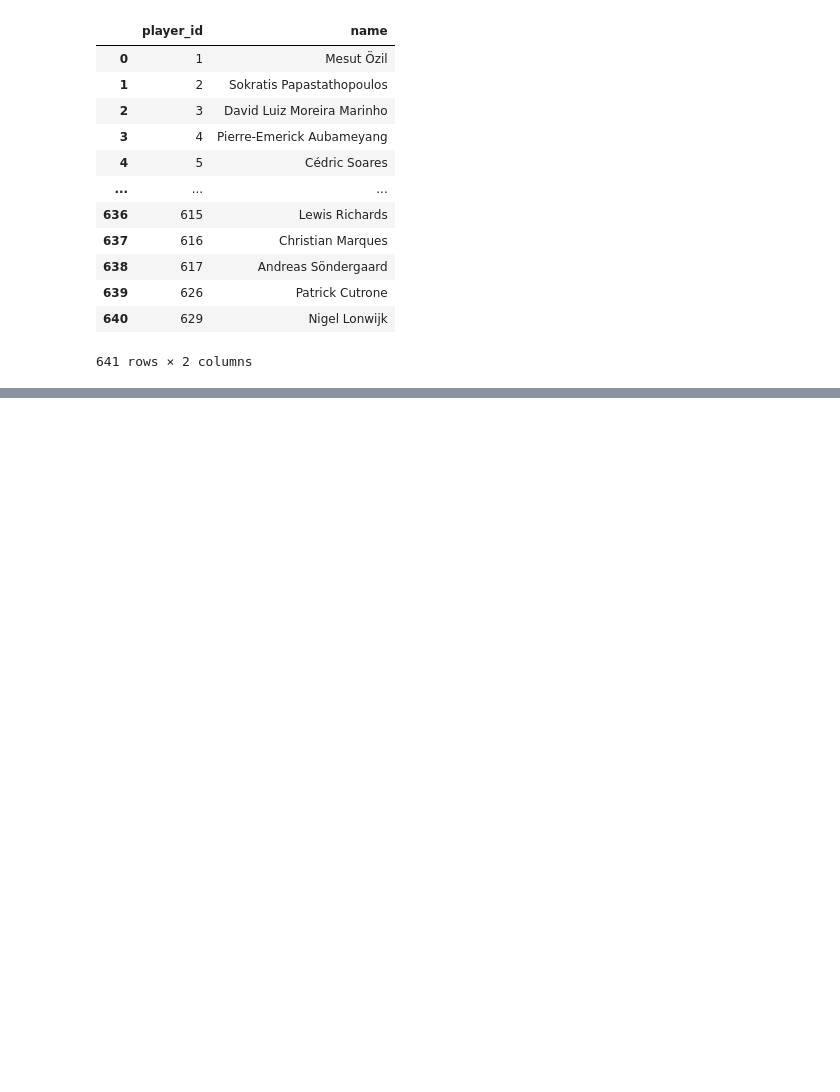
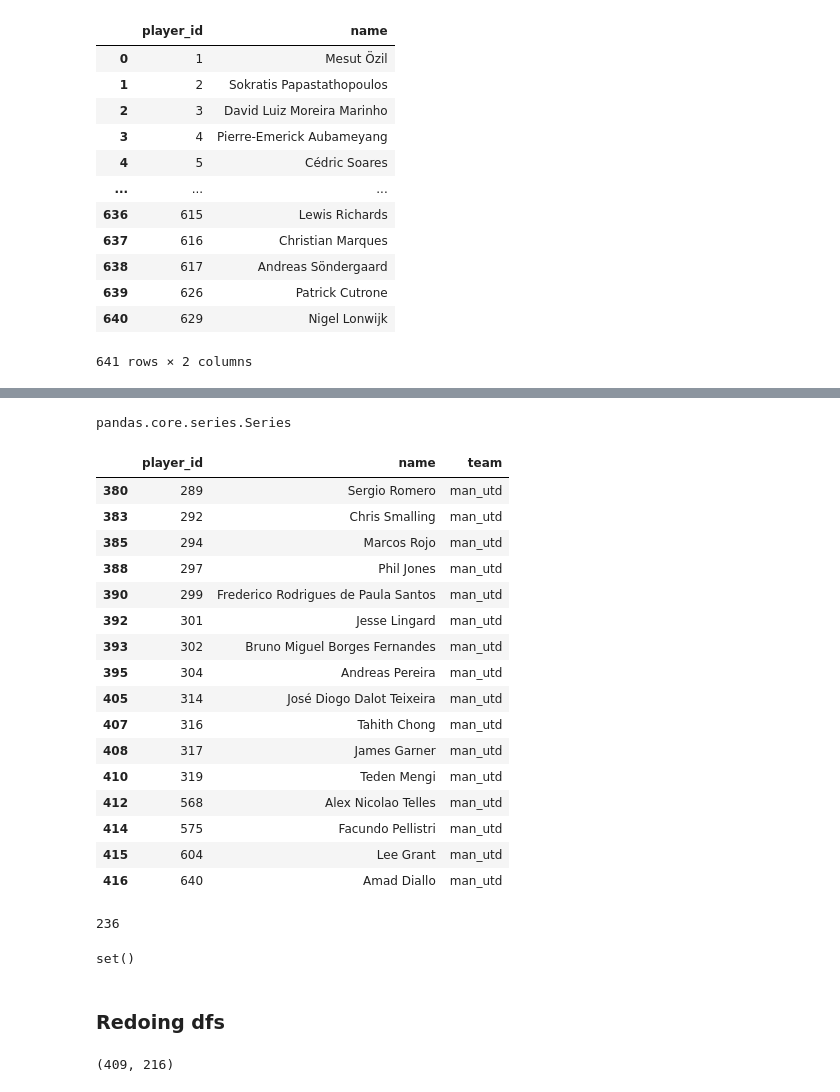
Before and after one commit to pratos/fpl-stats, a Jupyter notebook: src/notebooks/data-sources-combined.ipynb, the cells around one changed output, grey strips where cells are left out. Cells and saved outputs as stored; diff of their text form; code cells hidden in the pictures; blank space fills up the shorter version.

```diff
--- a/src/notebooks/data-sources-combined.ipynb
+++ b/src/notebooks/data-sources-combined.ipynb
@@ -439,0 +216,4 @@ fbref_all[['name', 'profile_url']]
+# %%
+type(fbref_all.name)
+# %% [output]
+pandas.core.series.Series
@@ -439,0 +478,29 @@ fbref_all[['name', 'profile_url']]
+# %%
+fpl_player_stats_df.query(f"player_id == {list(unmapped_fpl_ids)}")[['player_id', 'name', 'team']]\
+.query("team == 'man_utd'")
+# %% [output]
+|  | player_id | name | team |
+| 380 | 289 | Sergio Romero | man_utd |
+| 383 | 292 | Chris Smalling | man_utd |
+| 385 | 294 | Marcos Rojo | man_utd |
+| 388 | 297 | Phil Jones | man_utd |
+| 390 | 299 | Frederico Rodrigues de Paula Santos | man_utd |
+| 392 | 301 | Jesse Lingard | man_utd |
+| 393 | 302 | Bruno Miguel Borges Fernandes | man_utd |
+| 395 | 304 | Andreas Pereira | man_utd |
+| 405 | 314 | José Diogo Dalot Teixeira | man_utd |
+| 407 | 316 | Tahith Chong | man_utd |
+| 408 | 317 | James Garner | man_utd |
+| 410 | 319 | Teden Mengi | man_utd |
+| 412 | 568 | Alex Nicolao Telles | man_utd |
+| 414 | 575 | Facundo Pellistri | man_utd |
+| 415 | 604 | Lee Grant | man_utd |
+| 416 | 640 | Amad Diallo | man_utd |
+# %%
+len(unmapped_players)
+# %% [output]
+236
+# %%
+(unmapped_fpl_ids).difference(set([pl["player_id"] for pl in unmapped_players]))
+# %% [output]
+set()
@@ -439,0 +509,6 @@ fbref_all[['name', 'profile_url']]
+# %% [markdown]
+### Redoing dfs
+# %%
+pre_final_df.shape
+# %% [output]
+(409, 216)
```
Also changed, not shown: parts of 98 cells of this notebook.
